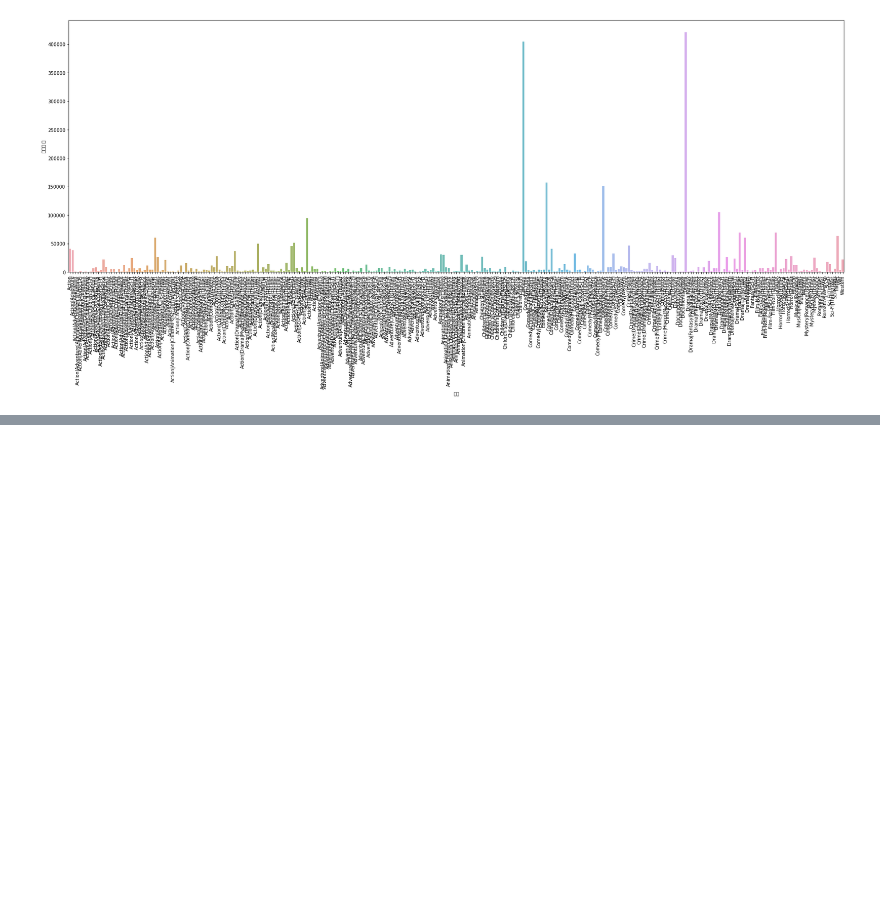
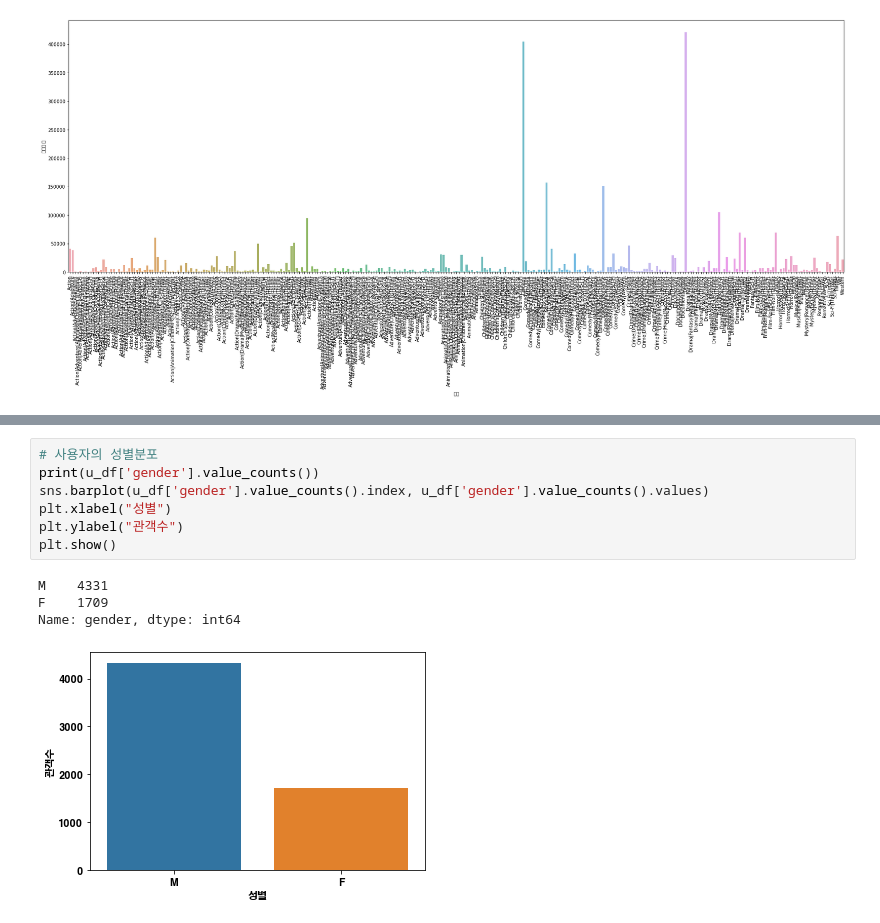
Before and after one commit to soxxun/python, a Jupyter notebook: 20220406/20220406.ipynb, the cells around one changed output, grey strips where cells are left out. Cells and saved outputs as stored; diff of their text form; blank space fills up the shorter version.

```diff
--- a/20220406/20220406.ipynb
+++ b/20220406/20220406.ipynb
@@ -149,0 +194,12 @@ plt.show()
+# %%
+# 사용자의 성별분포
+print(u_df['gender'].value_counts())
+sns.barplot(u_df['gender'].value_counts().index, u_df['gender'].value_counts().values)
+plt.xlabel("성별")
+plt.ylabel("관객수")
+plt.show()
+# %% [output]
+M    4331
+F    1709
+Name: gender, dtype: int64
+[figure, added]
```
Also changed, not shown: parts of 12 cells of this notebook.
